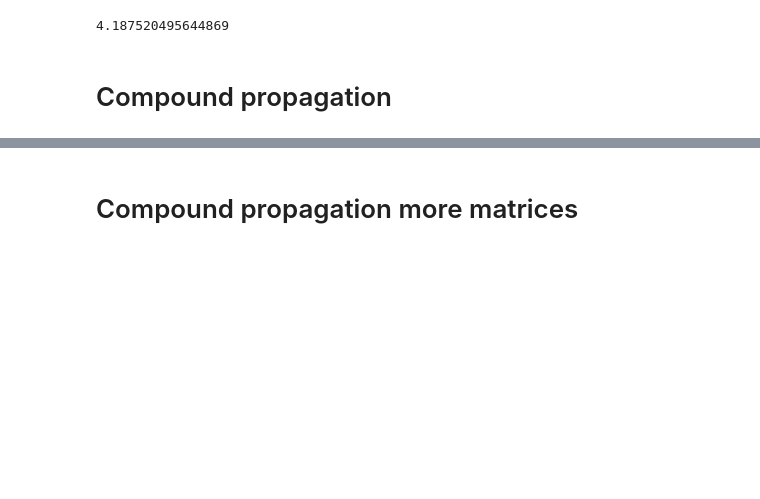
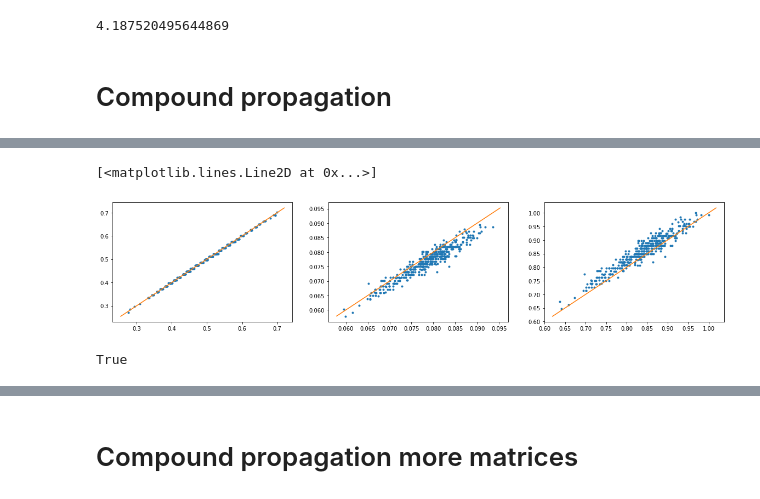
Before and after one commit to reemagit/claude, a Jupyter notebook: demos/Untitled3.ipynb, the cells around one changed output, grey strips where cells are left out. Saved outputs shown, nothing was run; the diff lists cells and outputs as text; code cells hidden in the pictures; blank space fills up the shorter version.

Commit message:
Finally implemented CompoundObservable

```diff
--- a/demos/Untitled3.ipynb
+++ b/demos/Untitled3.ipynb
@@ -131,6 +235,10 @@ def propagate_compound(adj_list,x):
 x = np.zeros(1000)
 y = np.zeros(400)
 x[:200] = 1.
-y[200:300]=1.
+#y[200:300]=1.
+# %%
+def get_stochastic(m):
+    d = np.array(m.sum(axis=1)).flatten()
+    return np.asarray(m / d[:, None])
 # %%
 length = 1
@@ -141,0 +252,9 @@ for i in trange(vals.shape[0]):
+# %%
+std_theo = np.zeros(400)
+mean_theo = np.zeros(400)
+for i in trange(400):
+    y = np.zeros(400)
+    y[i] = 1.
+    o = obs.CompoundObservable([obs.Propagation(x,normalized=True), obs.Propagation(normalized=True), obs.Propagation(normalized=True), obs.Propagation(None,y,normalized=True)],[['proteins','proteins'],['proteins','mirna'],['mirna','mirna'],['mirna','mirna2']])
+    mean_theo[i] = ges.predict_mean(o)
+    std_theo[i] = ges.predict_std(o)
@@ -141,0 +278,14 @@ for i in trange(vals.shape[0]):
+# %%
+plt.figure(figsize=[20,4])
+plt.subplot(1,3,1)
+plt.plot(vals.mean(axis=0),mean_theo,'.')
+plt.plot(plt.xlim(),plt.xlim())
+plt.subplot(1,3,2)
+plt.plot(vals.std(axis=0),std_theo,'.')
+plt.plot(plt.xlim(),plt.xlim())
+plt.subplot(1,3,3)
+plt.plot(vals.std(axis=0)/vals.std(axis=0).max(),std_theo/std_theo.max(),'.')
+plt.plot(plt.xlim(),plt.xlim())
+# %% [output]
+[<matplotlib.lines.Line2D at 0x...>]
+[figure, added]
@@ -141,0 +296,4 @@ for i in trange(vals.shape[0]):
+# %%
+np.allclose(o.grad(m1.adj_matrix, x, None, 1, True),x[:,None]/d[:,None])
+# %% [output]
+True
```
Also changed, not shown: parts of 41 cells of this notebook, 3 other files.
